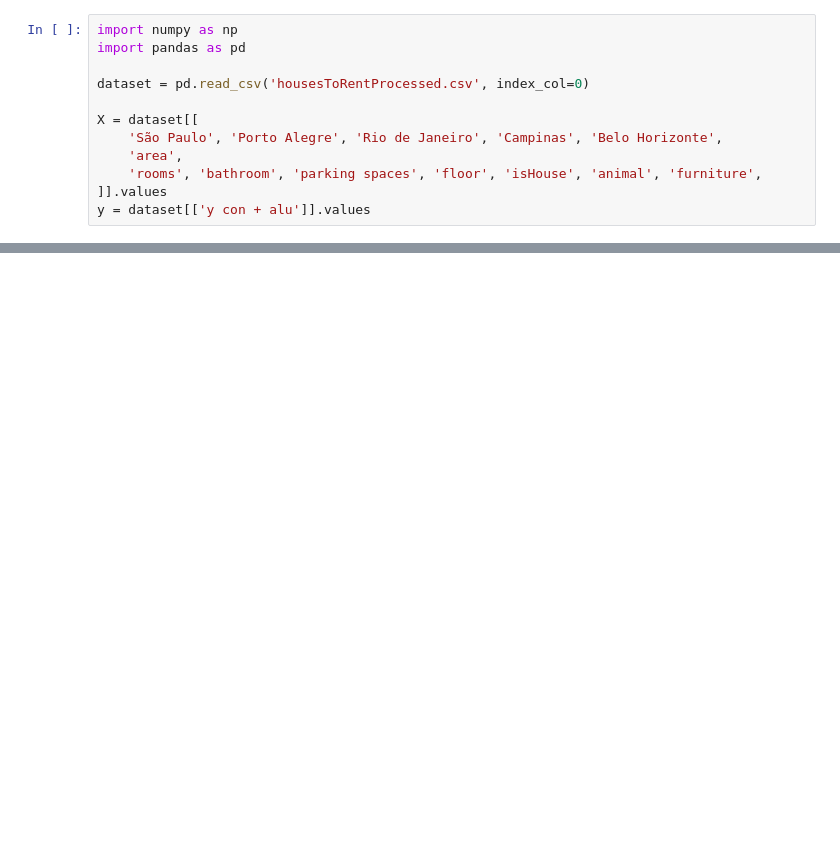
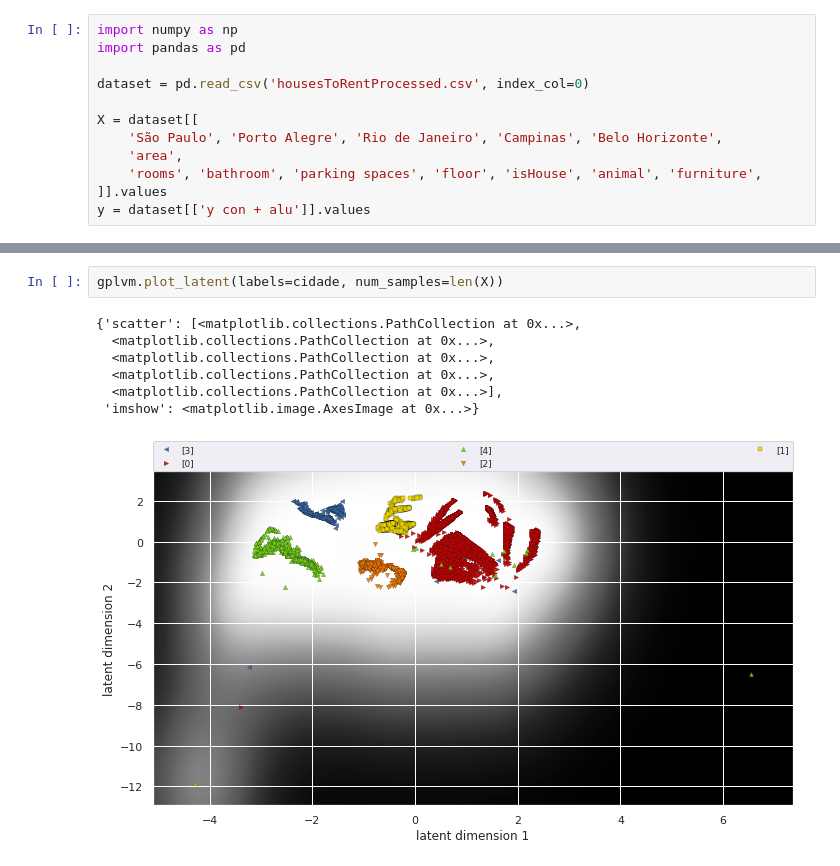
Before and after one commit to JordaoMemoria/topicosTrabalhoFinal, a Jupyter notebook: GPLVM.ipynb, the cells around one changed output, grey strips where cells are left out. Drawn from its saved outputs; the diff is of its cells as text; blank space fills up the shorter version.

```diff
--- a/GPLVM.ipynb
+++ b/GPLVM.ipynb
@@ -89,0 +143,10 @@ for i in np.unique(labels):
+# %%
+gplvm.plot_latent(labels=cidade, num_samples=len(X))
+# %% [output]
+{'scatter': [<matplotlib.collections.PathCollection at 0x...>,
+  <matplotlib.collections.PathCollection at 0x...>,
+  <matplotlib.collections.PathCollection at 0x...>,
+  <matplotlib.collections.PathCollection at 0x...>,
+  <matplotlib.collections.PathCollection at 0x...>],
+ 'imshow': <matplotlib.image.AxesImage at 0x...>}
+[figure, added]
```
Also changed, not shown: parts of 21 cells of this notebook, 1 other file.
